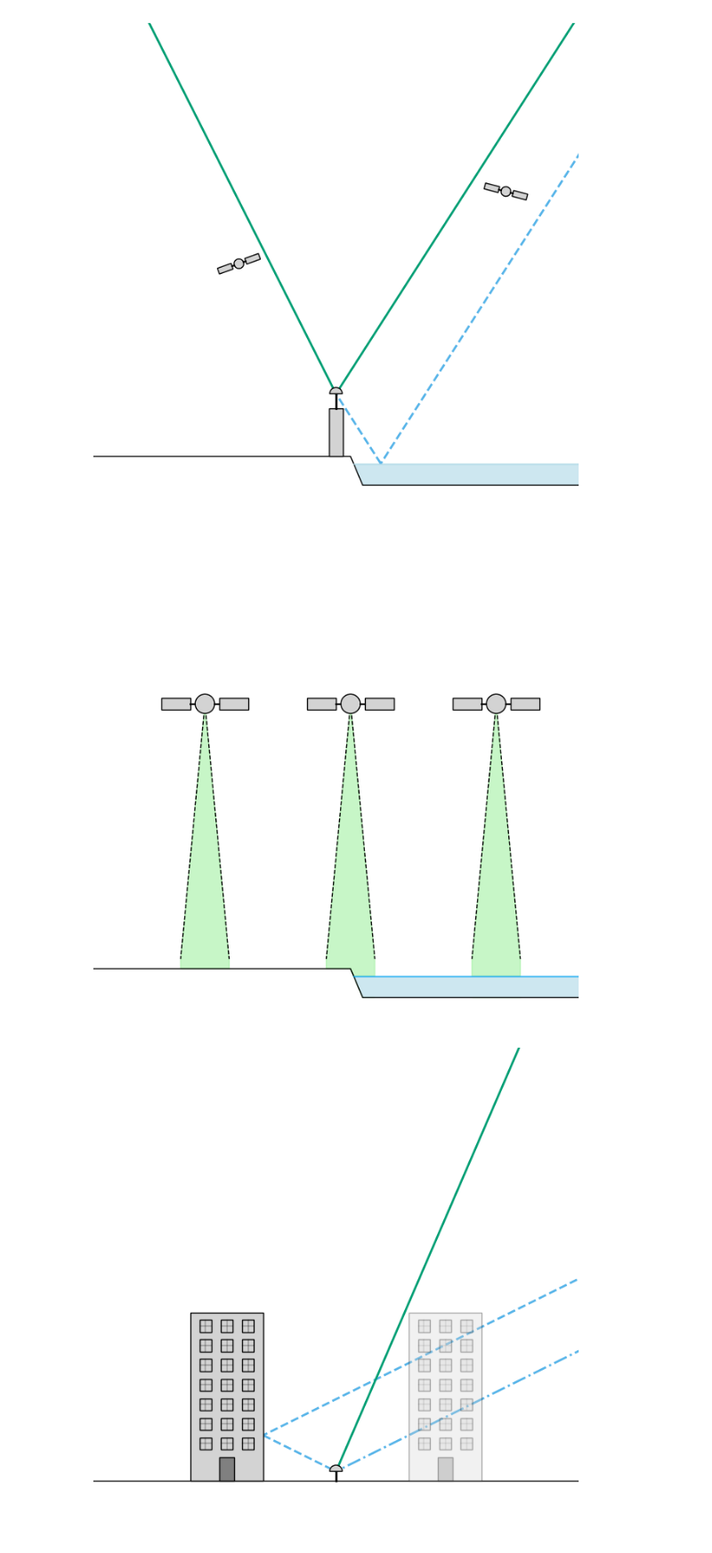
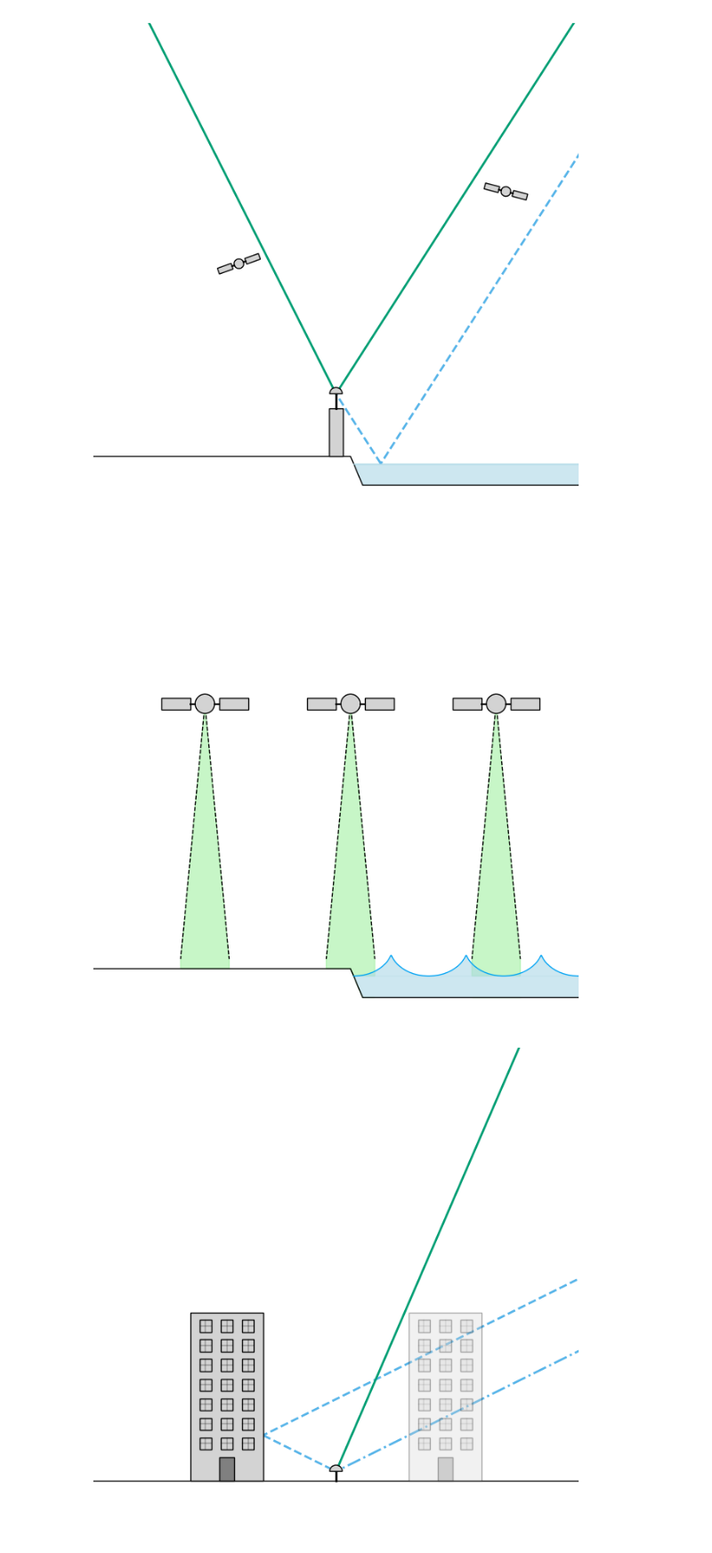
Before and after one commit to R0hero/gsi, a Jupyter notebook: example_scripts.ipynb, the cells around one changed output. Shown at 89% size. Drawn from its saved outputs; the diff is of its cells as text; code cells hidden in the pictures.

Commit message:
feat: update one illustration to use waves

```diff
--- a/example_scripts.ipynb
+++ b/example_scripts.ipynb
@@ -133,32 +133,31 @@ plt.tick_params(left = False, right = False, labelleft = False, labelbottom = Fa
 # %%
 satellite1 = Satellite(position=(33, 55), rotation=0)
 satellite2 = Satellite(position=(3, 55), rotation=0)
 satellite3 = Satellite(position=(-27, 55), rotation=0)
 ground = Ground(groundtype='Coast', coast_x=3, bank_slope=2.5)
 tree = Tree(position=(-10,0), height=10, treetype='Poplar')
 
 fixed_x_limits = (-50, 50)
-
 
 fig, ax = plt.subplots(figsize=(8,8))
 
 satellite1.plot(ax, scale=2)
 satellite2.plot(ax, scale=2)
 satellite3.plot(ax, scale=2)
 satellite1.draw_footprint(ax, ground, x_limits=(satellite1.position[0]-5, satellite1.position[0]+5), ground_offset=0, fill_color='lightgreen')
 satellite2.draw_footprint(ax, ground, x_limits=(satellite2.position[0]-5, satellite2.position[0]+5), ground_offset=0, fill_color='lightgreen')
 satellite3.draw_footprint(ax, ground, x_limits=(satellite3.position[0]-5, satellite3.position[0]+5), ground_offset=0, fill_color='lightgreen')
 
-ground.plot(ax, x_limits=fixed_x_limits, n_waves=0,wave_length=5, wave_height=0.6, surface_color='#00a3f4')
+ground.plot(ax, x_limits=fixed_x_limits, n_waves=3, wave_length=15, wave_height=4, wave_cycles=2, surface_color='#00a3f4')
 
 # static settings
 ax.set_xlim(fixed_x_limits)
 ax.set_ylim([-10, fixed_x_limits[1]-fixed_x_limits[0]-10])
 
 ax.axis('off')
 plt.tick_params(left = False, right = False, labelleft = False, labelbottom = False, bottom = False)
 # %% [output]
-[figure, old version]
+[figure, new version]
 # %%
 ground = Ground()
 
```
